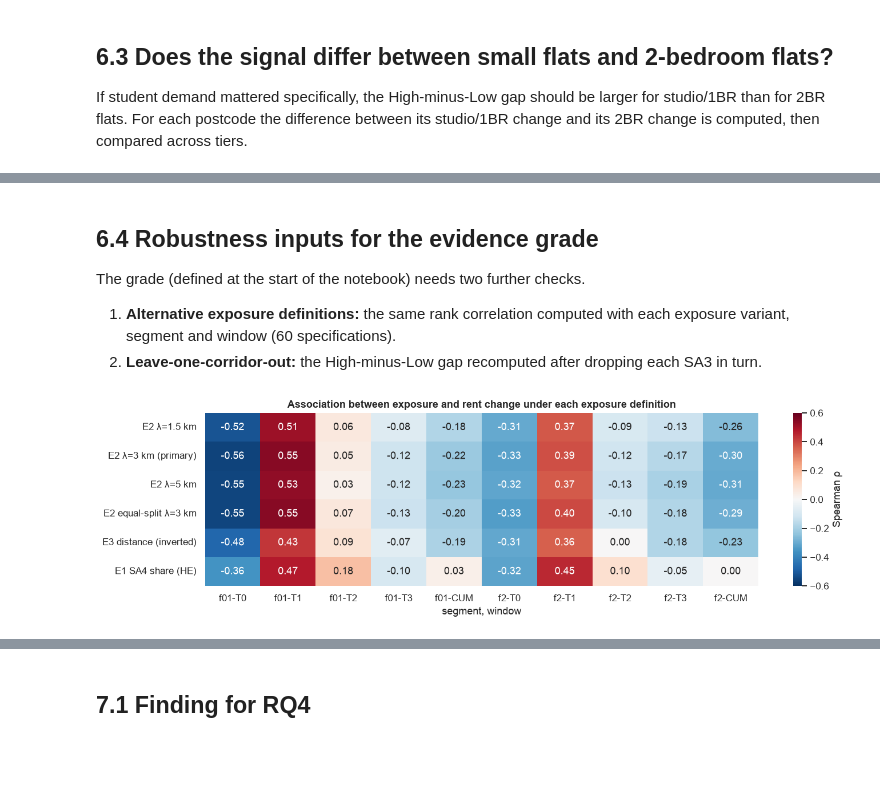
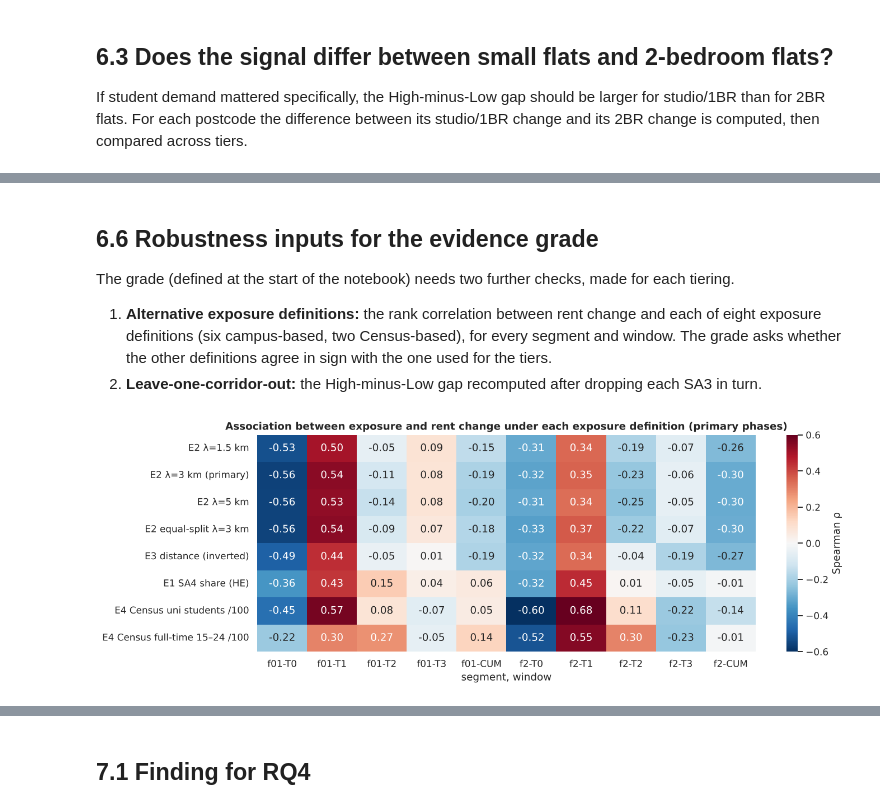
Before and after one commit to sallyvu24/cr_mentor, a Jupyter notebook: data/notebooks/sydney_student_rent_eda.ipynb, the cells around one changed output, grey strips where cells are left out. Cells and saved outputs as stored; diff of their text form; code cells hidden in the pictures; blank space fills up the shorter version.

```diff
--- a/data/notebooks/sydney_student_rent_eda.ipynb
+++ b/data/notebooks/sydney_student_rent_eda.ipynb
@@ -889,7 +1316,7 @@ y = np.arange(len(corr))
 ax.barh(y - 0.2, corr.median_chg_f01, height=0.4, color="#1b4f72", label=SEG_LABEL["f01"])
 ax.barh(y + 0.2, corr.median_chg_f2, height=0.4, color="#85c1e9", label=SEG_LABEL["f2"])
 ax.set_yticks(y); ax.set_yticklabels(corr.index); ax.invert_yaxis()
-ax.set_xlabel("Median change in new-lease rent, 2018 → plateau (%)")
+ax.set_xlabel("Median change in new-lease rent, 2018 → decline phase (%)")
 ax.set_title("Cumulative rent change by corridor (SA3, at least 3 postcodes)")
 ax.legend(frameon=False)
 plt.tight_layout()
@@ -1011,9 +1458,9 @@ for ax, seg in zip(axes, SEGS):
     d["bin"] = pd.qcut(d.E2_rows_l3, 6, duplicates="drop")
     bins = d.groupby("bin", observed=True).agg(x=("E2_rows_l3", "median"), y=("chg", "median"))
     ax.plot(bins.x, bins.y, color="#c0392b", marker="o", lw=2, label="binned median")
-    rho = res[(res.seg == seg) & (res.trans == "CUM")].rho.iloc[0]
+    rho = res[(res.tiering == "E2") & (res.seg == seg) & (res.trans == "CUM")].rho.iloc[0]
     ax.set_title(f"{SEG_LABEL[seg]}  (Spearman ρ = {rho:+.2f})")
-    ax.set_xlabel("E2 exposure (λ=3 km)"); ax.set_ylabel("Change 2018 → plateau (%)")
+    ax.set_xlabel("E2 exposure (λ=3 km)"); ax.set_ylabel("Change 2018 → decline phase (%)")
     ax.legend(frameon=False)
 plt.tight_layout()
 plt.show()
@@ -1047,0 +1507,21 @@ contrast.round(2)
+# %%
+SEG_STYLE = {"f01": ("#c0392b", "Studio/1BR flats"), "f2": ("#e59866", "2BR flats"), "h34": ("#5d6d7e", "3–4BR houses (placebo)")}
+rebound = res[res.trans.eq("T1")].pivot(index="tiering", columns="seg", values="gap_pp")
+dip_gap = res[res.trans.eq("T0")].pivot(index="tiering", columns="seg", values="gap_pp")
+chart_title = ("Small flats dipped and rebounded; houses in the same postcodes dipped but rebounded far less"
+               if ((rebound.h34 < 0.5 * rebound.f01) & (dip_gap.h34 < 0) & (rebound.f01 > 0)).all()
+               else "High − Low gap by window, segment and exposure measure")
+fig, axes = plt.subplots(1, 2, figsize=(15, 4.8), sharey=True)
+x = np.arange(len(TRANS))
+for ax, name in zip(axes, TIERINGS):
+    for k, (seg, (col, lab)) in enumerate(SEG_STYLE.items()):
+        r = res[(res.tiering == name) & (res.seg == seg)].set_index("trans").loc[list(TRANS)]
+        ax.errorbar(x + (k - 1) * 0.22, r.gap_pp, yerr=[r.gap_pp - r.gap_lo, r.gap_hi - r.gap_pp], fmt="o", color=col, capsize=3, label=lab)
+    ax.axhline(0, color="#7b7d7d", lw=0.8, ls=":")
+    ax.set_xticks(x); ax.set_xticklabels([TRANS_LABEL[t].replace(" (", "\n(") for t in TRANS], fontsize=8)
+    ax.set_title(f"Tiers drawn from {name} ({'campus-based' if name == 'E2' else 'Census'})")
+axes[0].set_ylabel("High − Low gap in rent change (pp, 90% interval)")
+axes[0].legend(frameon=False, fontsize=8)
+fig.suptitle(chart_title, y=1.02, fontweight="bold")
+plt.tight_layout()
+plt.show()
@@ -1048,28 +1671,34 @@ contrast.round(2)
 # %% [markdown]
-## 6.4 Robustness inputs for the evidence grade
+## 6.6 Robustness inputs for the evidence grade
 
-The grade (defined at the start of the notebook) needs two further checks.
-1. **Alternative exposure definitions:** the same rank correlation computed with each exposure variant, segment and window (60 specifications).
+The grade (defined at the start of the notebook) needs two further checks, made for each tiering.
+1. **Alternative exposure definitions:** the rank correlation between rent change and each of eight exposure definitions (six campus-based, two Census-based),
+   for every segment and window. The grade asks whether the other definitions agree in sign with the one used for the tiers.
 2. **Leave-one-corridor-out:** the High-minus-Low gap recomputed after dropping each SA3 in turn.
 # %%
-def rho_grid(chg_df: pd.DataFrame, elig_df: pd.DataFrame) -> pd.DataFrame:
-    """Spearman ρ between each exposure variant and the change, for every segment × window."""
+EXPOSURE_DEFS = {**EXPOSURE_VARIANTS, "E4 Census uni students /100": "E4", "E4 Census full-time 15–24 /100": "E4_ft1524"}
+PRIMARY_DEF = {"E2": "E2 λ=3 km (primary)", "E4": "E4 Census uni students /100"}
+CAMPUS_DEFS = list(EXPOSURE_VARIANTS)
+
+def rho_grid(chg_df: pd.DataFrame, elig_df: pd.DataFrame, trans: dict = TRANS) -> pd.DataFrame:
+    """Spearman ρ between each exposure definition and the change, for every segment × window."""
     ex = elig_df.set_index("poa")
-    exp_cols = {k: (ex[v] * (-1 if v == "E3_dist_major_km" else 1)) for k, v in EXPOSURE_VARIANTS.items()}
+    exp_cols = {k: (ex[v] * (-1 if v == "E3_dist_major_km" else 1)) for k, v in EXPOSURE_DEFS.items()}
     out = {}
     for seg in SEGS:
-        for tr in TRANS:
+        for tr in trans:
             d = chg_df[(chg_df.seg == seg) & (chg_df.trans == tr)].set_index("poa")
             out[(seg, tr)] = {k: stats.spearmanr(e.loc[d.index], d.chg).statistic for k, e in exp_cols.items()}
     return pd.DataFrame(out)
 
 grid = rho_grid(chg, elig)
-fig, ax = plt.subplots(figsize=(13, 3.8))
+grid_flow = rho_grid(chg_flow, elig, TRANS_FLOW)
+fig, ax = plt.subplots(figsize=(13, 4.6))
 sns.heatmap(grid, annot=True, fmt=".2f", cmap="RdBu_r", center=0, vmin=-0.6, vmax=0.6, ax=ax, cbar_kws={"label": "Spearman ρ"})
-ax.set_title("Association between exposure and rent change under each exposure definition")
+ax.set_title("Association between exposure and rent change under each exposure definition (primary phases)")
 ax.set_xlabel("segment, window"); ax.set_ylabel("")
 plt.tight_layout()
 plt.show()
 # %% [output]
-[figure, old version]
+[figure, new version]
 # %%
```
Also changed, not shown: parts of 98 cells of this notebook, 13 other files.
